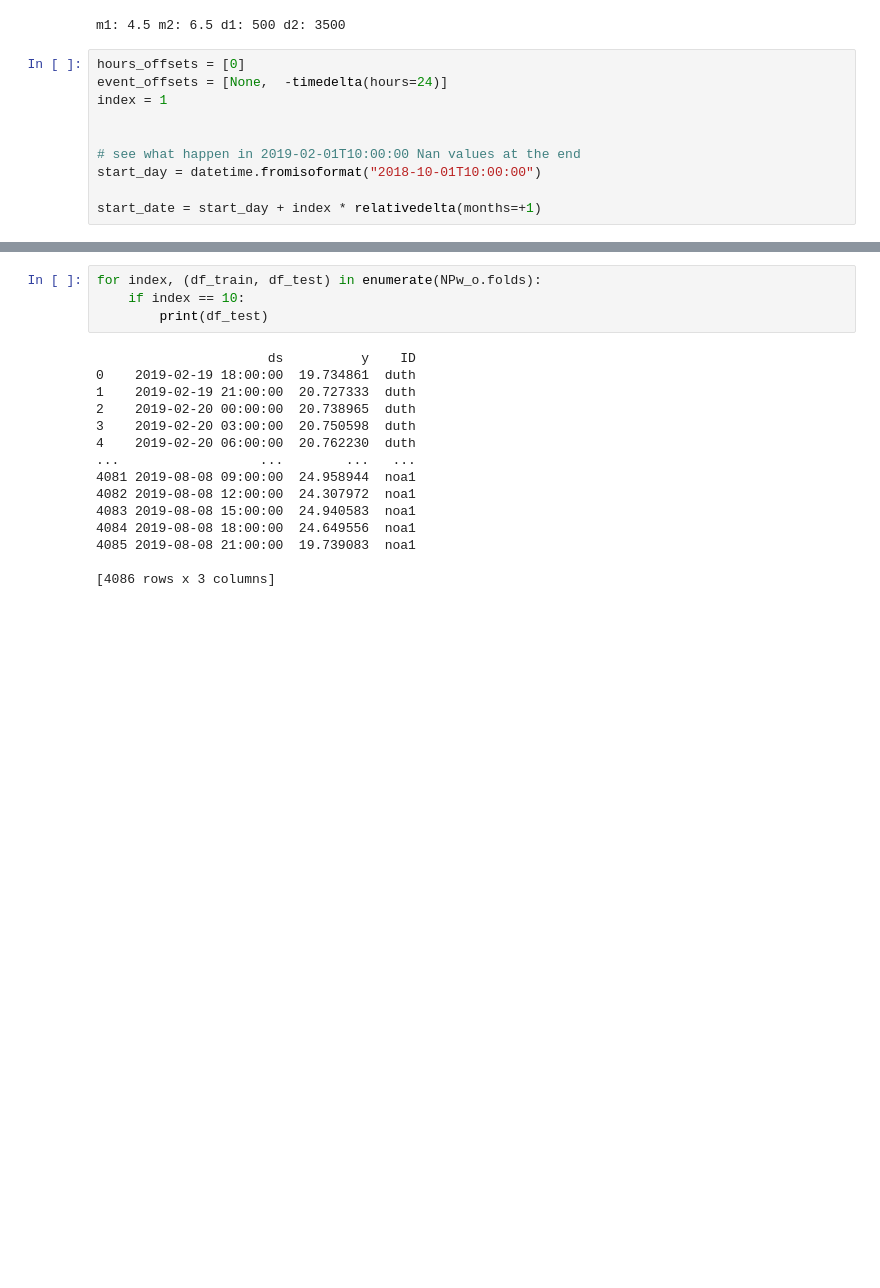
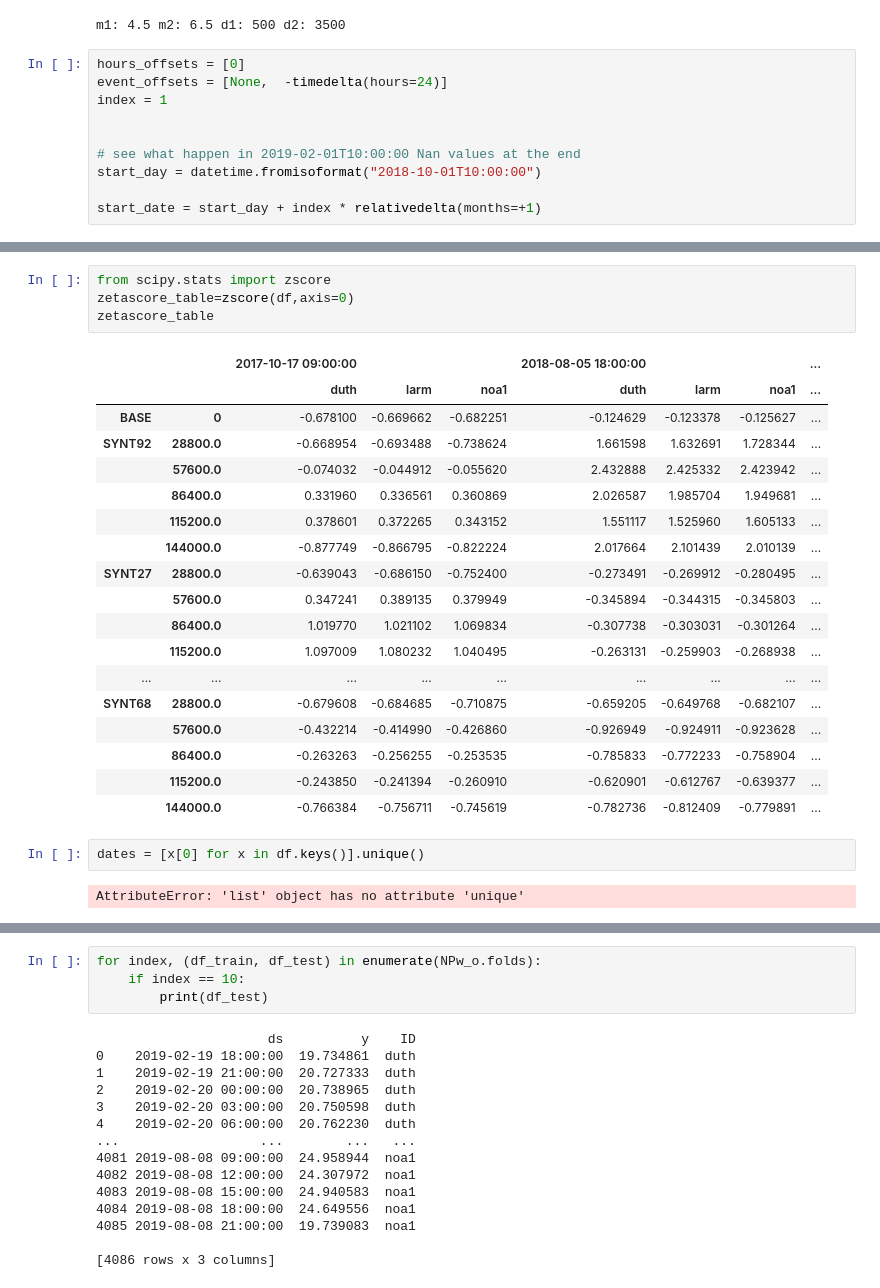
Before and after one commit to carloscanodomingo/NeuralProphetEQ, a Jupyter notebook: testing_EQ.ipynb, the cells around one changed output, grey strips where cells are left out. Drawn from its saved outputs; the diff is of its cells as text; blank space fills up the shorter version.

```diff
--- a/testing_EQ.ipynb
+++ b/testing_EQ.ipynb
@@ -412,0 +196,27 @@ ValueError: Length mismatch: Expected axis has 2 elements, new values have 3 ele
+# %%
+from scipy.stats import zscore
+zetascore_table=zscore(df,axis=0)
+zetascore_table
+# %% [output]
+|  |  | 2017-10-17 09:00:00 |  |  | 2018-08-05 18:00:00 |  |  | ... |
+|  |  | duth | larm | noa1 | duth | larm | noa1 | ... |
+| BASE | 0 | -0.678100 | -0.669662 | -0.682251 | -0.124629 | -0.123378 | -0.125627 | ... |
+| SYNT92 | 28800.0 | -0.668954 | -0.693488 | -0.738624 | 1.661598 | 1.632691 | 1.728344 | ... |
+|  | 57600.0 | -0.074032 | -0.044912 | -0.055620 | 2.432888 | 2.425332 | 2.423942 | ... |
+|  | 86400.0 | 0.331960 | 0.336561 | 0.360869 | 2.026587 | 1.985704 | 1.949681 | ... |
+|  | 115200.0 | 0.378601 | 0.372265 | 0.343152 | 1.551117 | 1.525960 | 1.605133 | ... |
+|  | 144000.0 | -0.877749 | -0.866795 | -0.822224 | 2.017664 | 2.101439 | 2.010139 | ... |
+| SYNT27 | 28800.0 | -0.639043 | -0.686150 | -0.752400 | -0.273491 | -0.269912 | -0.280495 | ... |
+|  | 57600.0 | 0.347241 | 0.389135 | 0.379949 | -0.345894 | -0.344315 | -0.345803 | ... |
+|  | 86400.0 | 1.019770 | 1.021102 | 1.069834 | -0.307738 | -0.303031 | -0.301264 | ... |
+|  | 115200.0 | 1.097009 | 1.080232 | 1.040495 | -0.263131 | -0.259903 | -0.268938 | ... |
+| ... | ... | ... | ... | ... | ... | ... | ... | ... |
+| SYNT68 | 28800.0 | -0.679608 | -0.684685 | -0.710875 | -0.659205 | -0.649768 | -0.682107 | ... |
+|  | 57600.0 | -0.432214 | -0.414990 | -0.426860 | -0.926949 | -0.924911 | -0.923628 | ... |
+|  | 86400.0 | -0.263263 | -0.256255 | -0.253535 | -0.785833 | -0.772233 | -0.758904 | ... |
+|  | 115200.0 | -0.243850 | -0.241394 | -0.260910 | -0.620901 | -0.612767 | -0.639377 | ... |
+|  | 144000.0 | -0.766384 | -0.756711 | -0.745619 | -0.782736 | -0.812409 | -0.779891 | ... |
+# %%
+dates = [x[0] for x in df.keys()].unique()
+# %% [output]
+AttributeError: 'list' object has no attribute 'unique'
```
Also changed, not shown: parts of 30 cells of this notebook, 8 other files.
